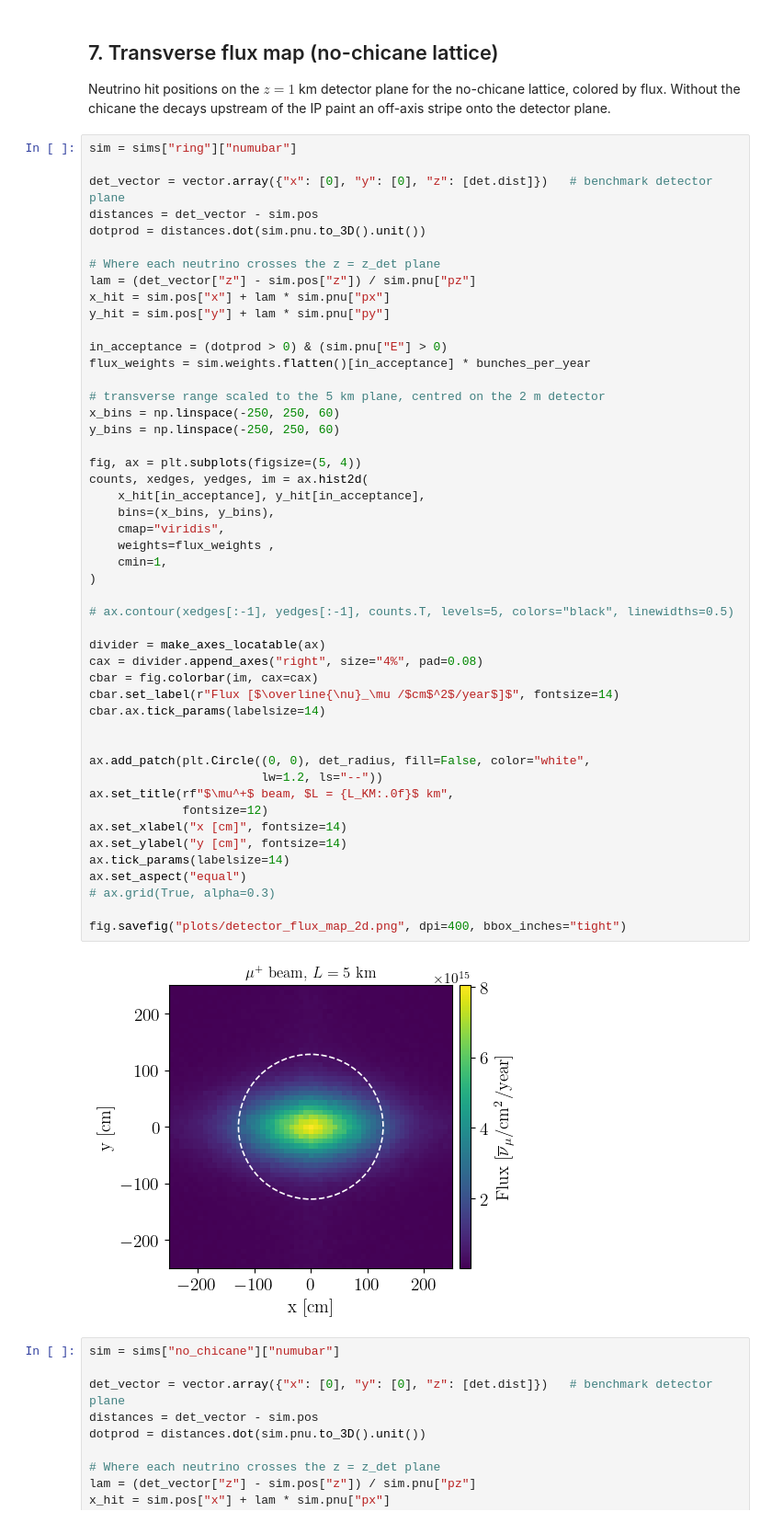
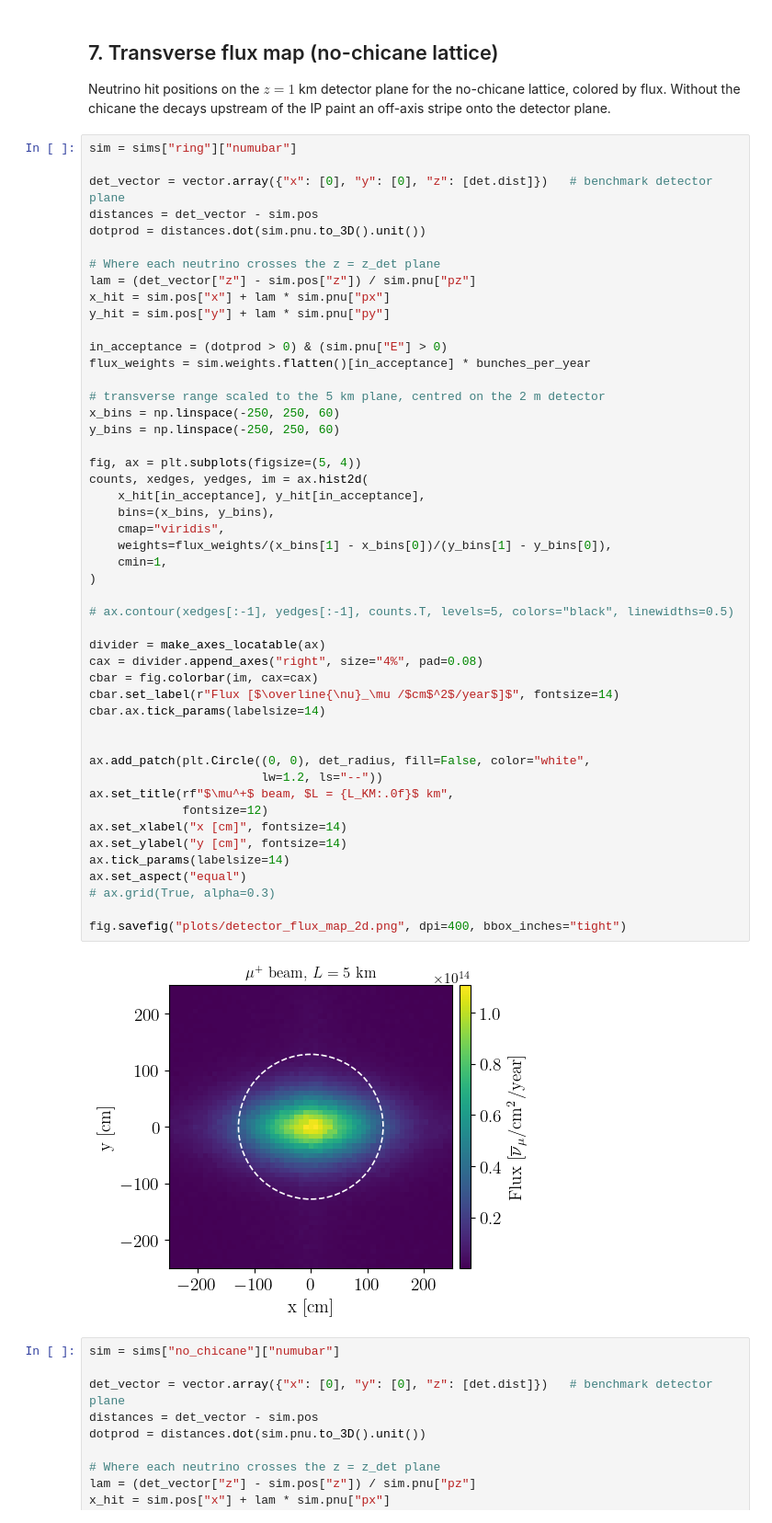
Before and after one commit to jchoi55/MINT, a Jupyter notebook: MINT_examples/collider_ring.ipynb, the cells around one changed output. Shown at 92% size. Saved outputs shown, nothing was run; the diff lists cells and outputs as text.

Commit message:
typos in paper plots

```diff
--- a/MINT_examples/collider_ring.ipynb
+++ b/MINT_examples/collider_ring.ipynb
@@ -998,35 +998,35 @@ y_bins = np.linspace(-250, 250, 60)
 
 fig, ax = plt.subplots(figsize=(5, 4))
 counts, xedges, yedges, im = ax.hist2d(
     x_hit[in_acceptance], y_hit[in_acceptance],
     bins=(x_bins, y_bins),
     cmap="viridis",
-    weights=flux_weights ,
+    weights=flux_weights/(x_bins[1] - x_bins[0])/(y_bins[1] - y_bins[0]),
     cmin=1,
 )
 
 # ax.contour(xedges[:-1], yedges[:-1], counts.T, levels=5, colors="black", linewidths=0.5)
 
 divider = make_axes_locatable(ax)
 cax = divider.append_axes("right", size="4%", pad=0.08)
 cbar = fig.colorbar(im, cax=cax)
 cbar.set_label(r"Flux [$\overline{\nu}_\mu /$cm$^2$/year$]$", fontsize=14)
 cbar.ax.tick_params(labelsize=14)
 
 
 ax.add_patch(plt.Circle((0, 0), det_radius, fill=False, color="white",
                         lw=1.2, ls="--"))
 ax.set_title(rf"$\mu^+$ beam, $L = {L_KM:.0f}$ km",
              fontsize=12)
 ax.set_xlabel("x [cm]", fontsize=14)
 ax.set_ylabel("y [cm]", fontsize=14)
 ax.tick_params(labelsize=14)
 ax.set_aspect("equal")
 # ax.grid(True, alpha=0.3)
 
 fig.savefig("plots/detector_flux_map_2d.png", dpi=400, bbox_inches="tight")
 # %% [output]
-[figure, old version]
+[figure, new version]
 # %%
 sim = sims["no_chicane"]["numubar"]
 
```
Also changed, not shown: parts of 8 cells of this notebook, 40 other files.
